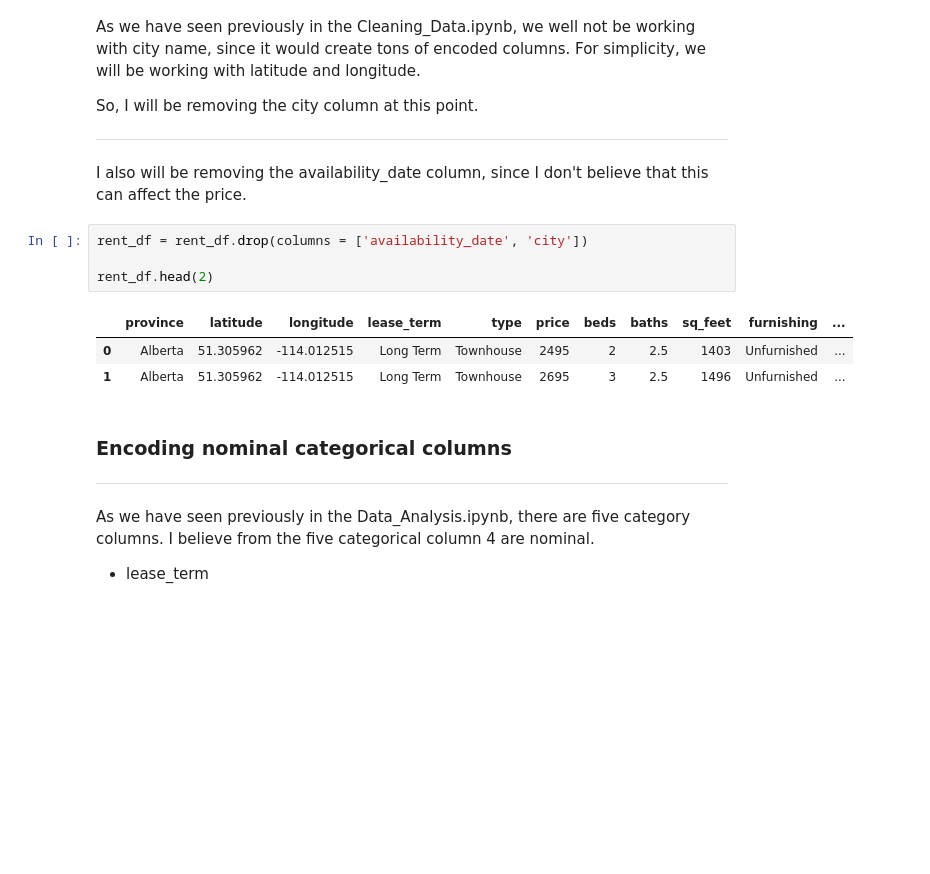
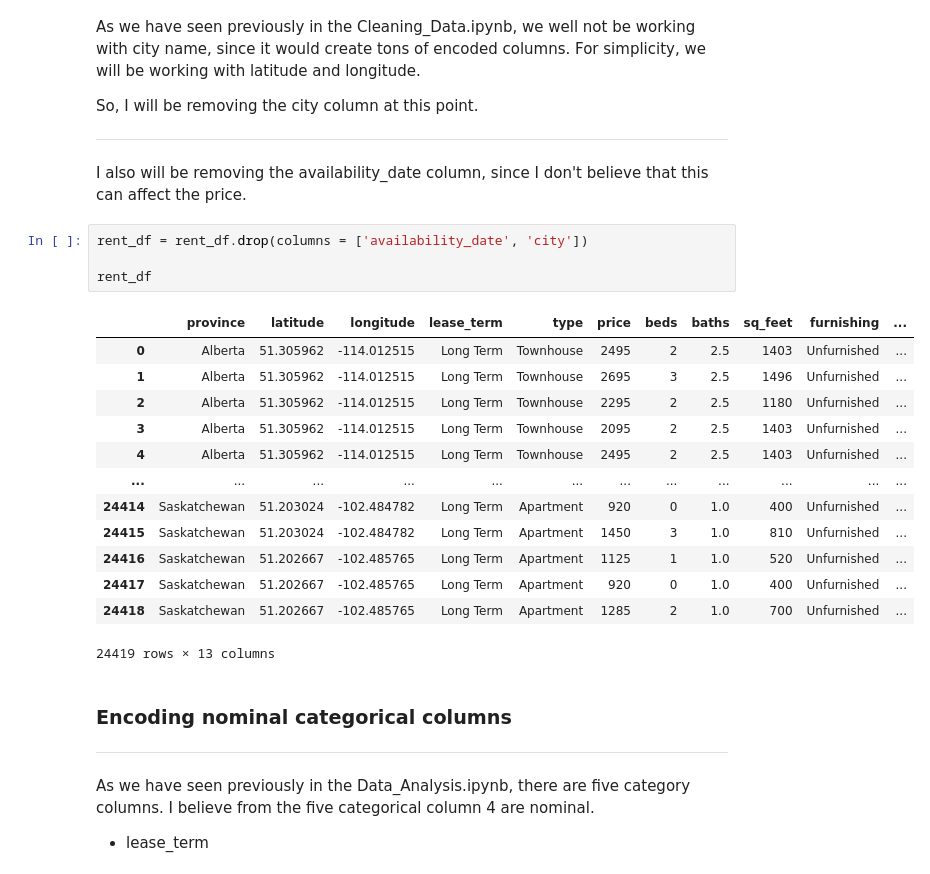
Before and after one commit to ABF-QC/Module2_Project1, a Jupyter notebook: Notebook/Feature_Engineering.ipynb, the cells around one changed output. Cells and saved outputs as stored; diff of their text form; blank space fills up the shorter version.

```diff
--- a/Notebook/Feature_Engineering.ipynb
+++ b/Notebook/Feature_Engineering.ipynb
@@ -38,11 +97,21 @@ I also will be removing the availability_date column, since I don't believe that
 # %%
 rent_df = rent_df.drop(columns = ['availability_date', 'city'])
 
-rent_df.head(2)
+rent_df
 # %% [output]
 |  | province | latitude | longitude | lease_term | type | price | beds | baths | sq_feet | furnishing | ... |
 | 0 | Alberta | 51.305962 | -114.012515 | Long Term | Townhouse | 2495 | 2 | 2.5 | 1403 | Unfurnished | ... |
 | 1 | Alberta | 51.305962 | -114.012515 | Long Term | Townhouse | 2695 | 3 | 2.5 | 1496 | Unfurnished | ... |
+| 2 | Alberta | 51.305962 | -114.012515 | Long Term | Townhouse | 2295 | 2 | 2.5 | 1180 | Unfurnished | ... |
+| 3 | Alberta | 51.305962 | -114.012515 | Long Term | Townhouse | 2095 | 2 | 2.5 | 1403 | Unfurnished | ... |
+| 4 | Alberta | 51.305962 | -114.012515 | Long Term | Townhouse | 2495 | 2 | 2.5 | 1403 | Unfurnished | ... |
+| ... | ... | ... | ... | ... | ... | ... | ... | ... | ... | ... | ... |
+| 24414 | Saskatchewan | 51.203024 | -102.484782 | Long Term | Apartment | 920 | 0 | 1.0 | 400 | Unfurnished | ... |
+| 24415 | Saskatchewan | 51.203024 | -102.484782 | Long Term | Apartment | 1450 | 3 | 1.0 | 810 | Unfurnished | ... |
+| 24416 | Saskatchewan | 51.202667 | -102.485765 | Long Term | Apartment | 1125 | 1 | 1.0 | 520 | Unfurnished | ... |
+| 24417 | Saskatchewan | 51.202667 | -102.485765 | Long Term | Apartment | 920 | 0 | 1.0 | 400 | Unfurnished | ... |
+| 24418 | Saskatchewan | 51.202667 | -102.485765 | Long Term | Apartment | 1285 | 2 | 1.0 | 700 | Unfurnished | ... |
+24419 rows × 13 columns
 # %% [markdown]
 ### Encoding nominal categorical columns
 
```
Also changed, not shown: parts of 28 cells of this notebook, 18 other files.
